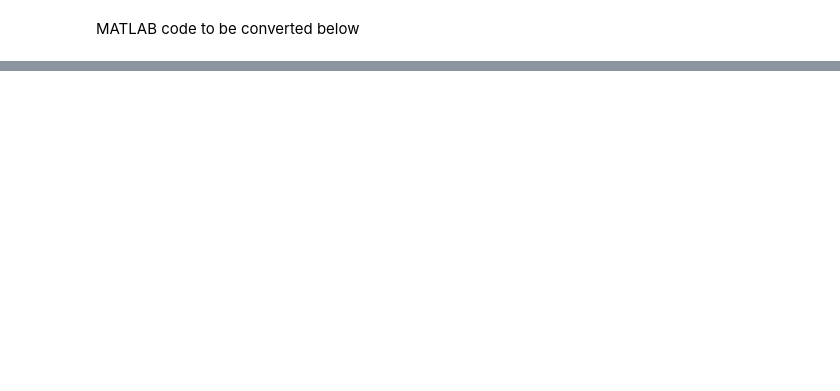
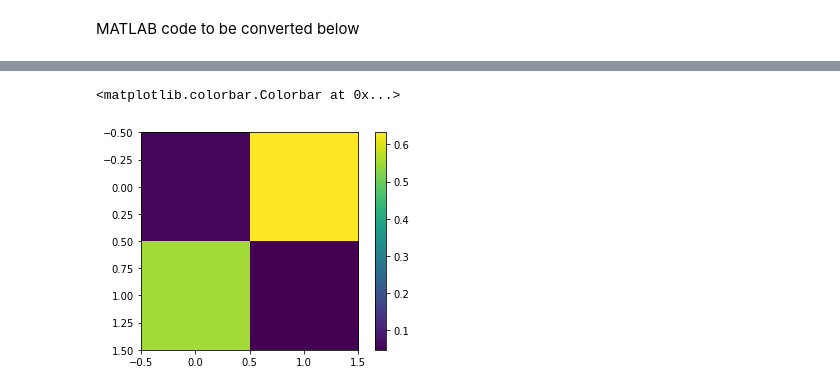
Before and after one commit to cristianocapone/LTTB, a Jupyter notebook: 3D-trajectory-2context.ipynb, the cells around one changed output, grey strips where cells are left out. Saved outputs shown, nothing was run; the diff lists cells and outputs as text; code cells hidden in the pictures; blank space fills up the shorter version.

```diff
--- a/3D-trajectory-2context.ipynb
+++ b/3D-trajectory-2context.ipynb
@@ -252,0 +350,6 @@ for cont_index in range(2):
+# %%
+plt.imshow(MSE)
+plt.colorbar()
+# %% [output]
+<matplotlib.colorbar.Colorbar at 0x...>
+[figure, added]
```
Also changed, not shown: parts of 9 cells of this notebook, 3 other files.
